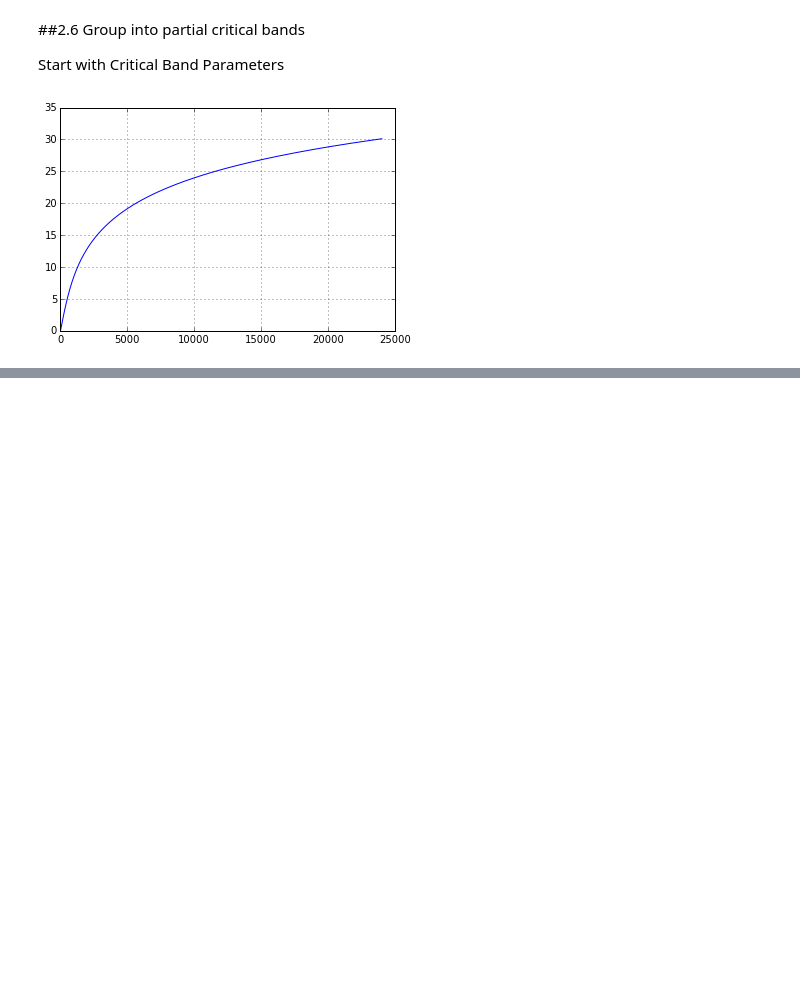
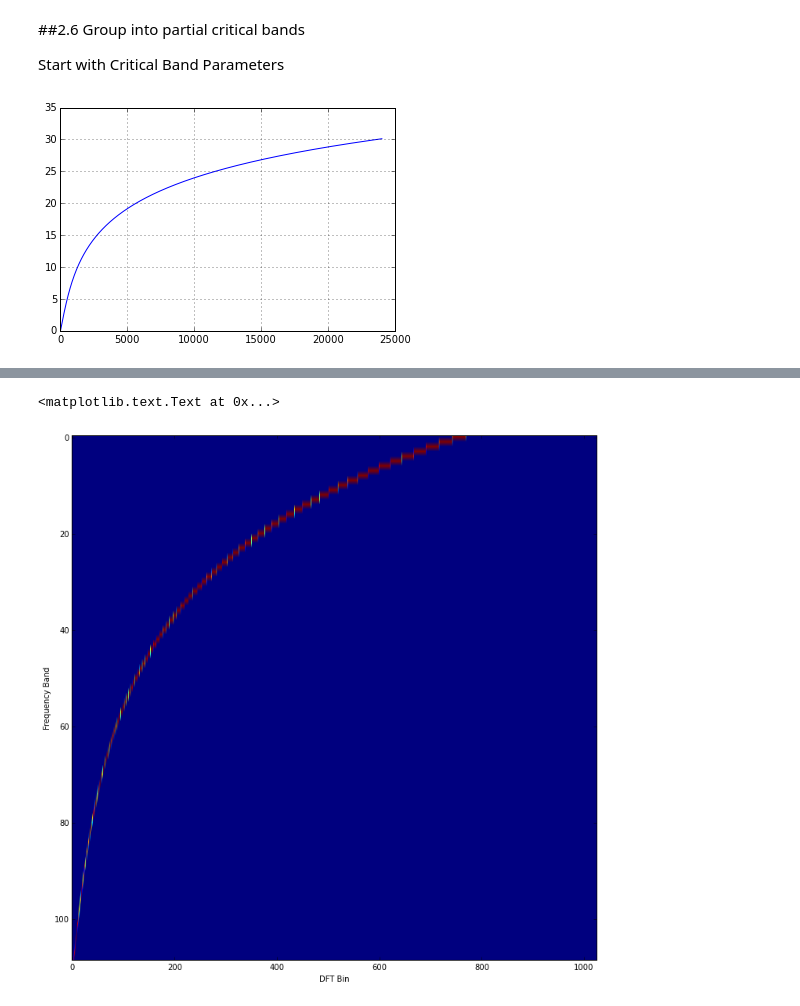
Before and after one commit to stephencwelch/Perceptual-Coding-In-Python, a Jupyter notebook: Explore PEAQ.ipynb, the cells around one changed output, grey strips where cells are left out. Cells and saved outputs as stored; diff of their text form; code cells hidden in the pictures; blank space fills up the shorter version.

```diff
--- a/Explore PEAQ.ipynb
+++ b/Explore PEAQ.ipynb
@@ -375,0 +406,18 @@ Nc
+# %%
+U = np.zeros((NF/2+1, Nc))
+
+for k in range(NF/2+1):
+    for i in range(Nc):
+        temp = (np.amin([fu[i], (k+0.5)*df]) - np.amax([fl[i], (k-0.5)*df])) / df
+        U[k, i] = np.amax([0, temp])
+# %%
+fig = plt.figure(0, (12,12))
+
+ax = fig.add_subplot(111)
+ax.imshow(flipud(U.T))
+ax.set_aspect('auto')
+xlabel('DFT Bin')
+ylabel('Frequency Band')
+# %% [output]
+<matplotlib.text.Text at 0x...>
+[figure, added]
```
Also changed, not shown: parts of 39 cells of this notebook.
